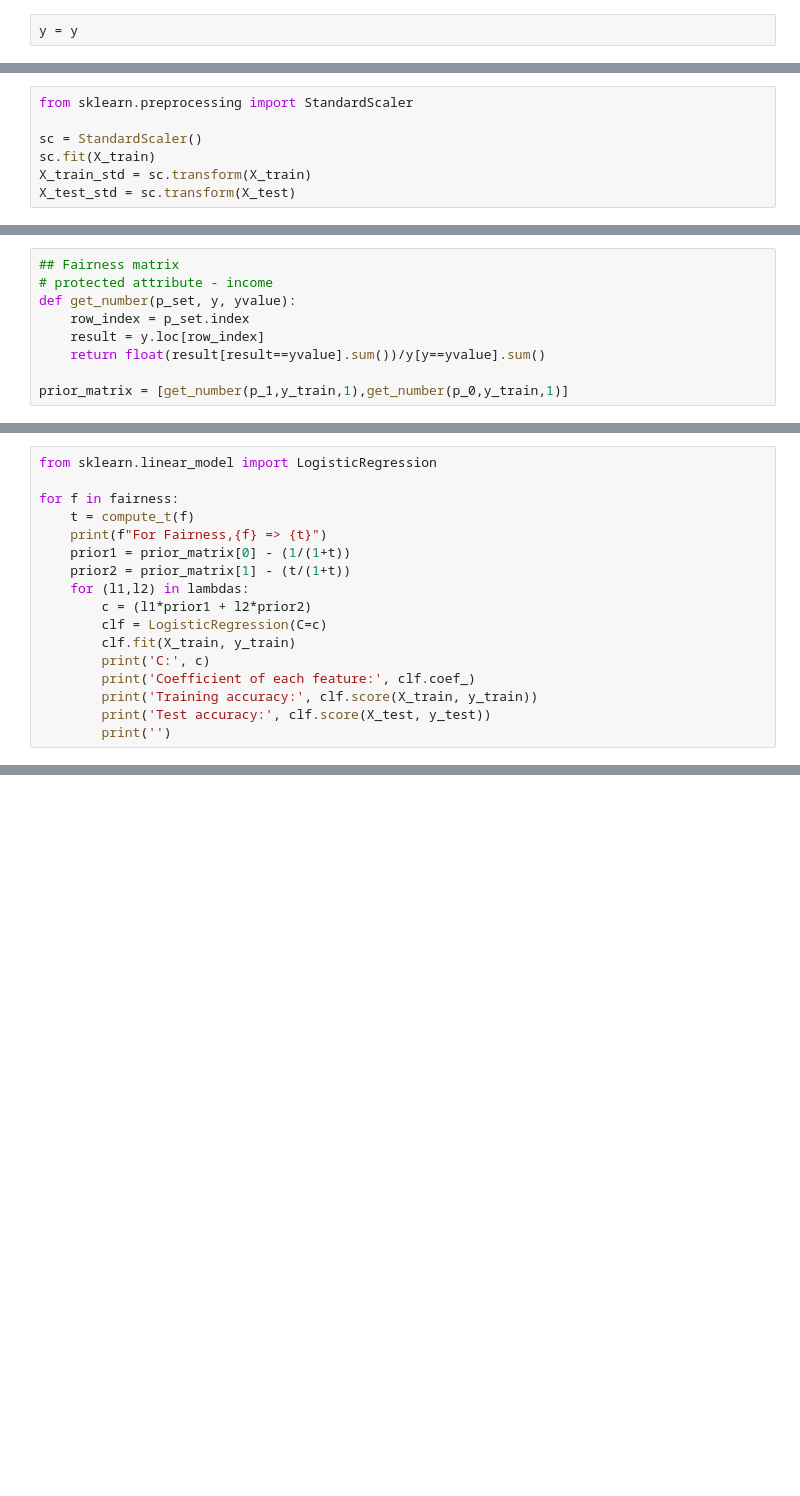
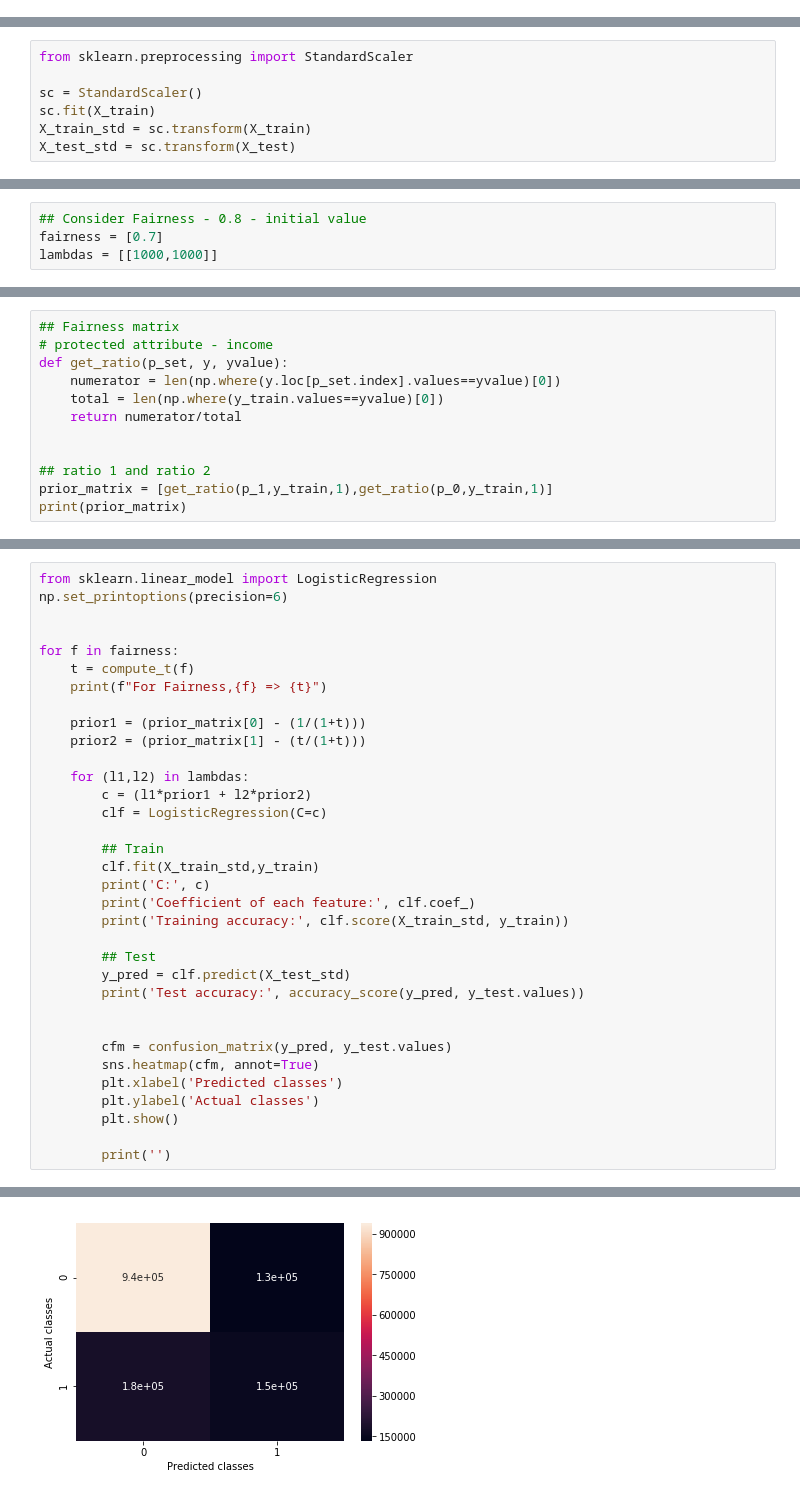
Before and after one commit to miaojiang1987/AI-for-fairness, a Jupyter notebook: classifier.ipynb, the cells around one changed output, grey strips where cells are left out. Cells and saved outputs as stored; diff of their text form; blank space fills up the shorter version.

```diff
--- a/classifier.ipynb
+++ b/classifier.ipynb
@@ -122,8 +137,6 @@ http://pandas.pydata.org/pandas-docs/stable/indexing.html#ix-indexer-is-deprecat
 X = X.drop(['DRAT'], axis=1)
 # %%
 X = X.fillna(0.0)
-# %%
-y = y
 # %%
 X.head()
 # %% [output]
@@ -165,0 +195,4 @@ lambdas = [[5,5], [100,100], [1000,1000]]
+# %%
+## Consider Fairness - 0.8 - initial value
+fairness = [0.7]
+lambdas = [[1000,1000]]
@@ -166,9 +216,12 @@ lambdas = [[5,5], [100,100], [1000,1000]]
 # %%
 ## Fairness matrix
 # protected attribute - income
-def get_number(p_set, y, yvalue):
-    row_index = p_set.index
-    result = y.loc[row_index]
-    return float(result[result==yvalue].sum())/y[y==yvalue].sum()
+def get_ratio(p_set, y, yvalue):
+    numerator = len(np.where(y.loc[p_set.index].values==yvalue)[0])
+    total = len(np.where(y_train.values==yvalue)[0])
+    return numerator/total
 
-prior_matrix = [get_number(p_1,y_train,1),get_number(p_0,y_train,1)]
+
+## ratio 1 and ratio 2
+prior_matrix = [get_ratio(p_1,y_train,1),get_ratio(p_0,y_train,1)]
+print(prior_matrix)
@@ -177,18 +242,35 @@ prior_matrix = [get_number(p_1,y_train,1),get_number(p_0,y_train,1)]
 # %%
 from sklearn.linear_model import LogisticRegression
+np.set_printoptions(precision=6)
+
 
 for f in fairness:
     t = compute_t(f)
     print(f"For Fairness,{f} => {t}")
-    prior1 = prior_matrix[0] - (1/(1+t))
-    prior2 = prior_matrix[1] - (t/(1+t))
+
+    prior1 = (prior_matrix[0] - (1/(1+t)))
+    prior2 = (prior_matrix[1] - (t/(1+t)))
+
     for (l1,l2) in lambdas:
         c = (l1*prior1 + l2*prior2)
         clf = LogisticRegression(C=c)
-        clf.fit(X_train, y_train)
+
+        ## Train
+        clf.fit(X_train_std,y_train)
         print('C:', c)
         print('Coefficient of each feature:', clf.coef_)
-        print('Training accuracy:', clf.score(X_train, y_train))
-        print('Test accuracy:', clf.score(X_test, y_test))
+        print('Training accuracy:', clf.score(X_train_std, y_train))
+
+        ## Test
+        y_pred = clf.predict(X_test_std)
+        print('Test accuracy:', accuracy_score(y_pred, y_test.values))
+
+
+        cfm = confusion_matrix(y_pred, y_test.values)
+        sns.heatmap(cfm, annot=True)
+        plt.xlabel('Predicted classes')
+        plt.ylabel('Actual classes')
+        plt.show()
+
         print('')
 # %% [output]
@@ -211,0 +285 @@ Test accuracy: 0.9016393442622951
+[figure, added]
```
Also changed, not shown: parts of 29 cells of this notebook.
